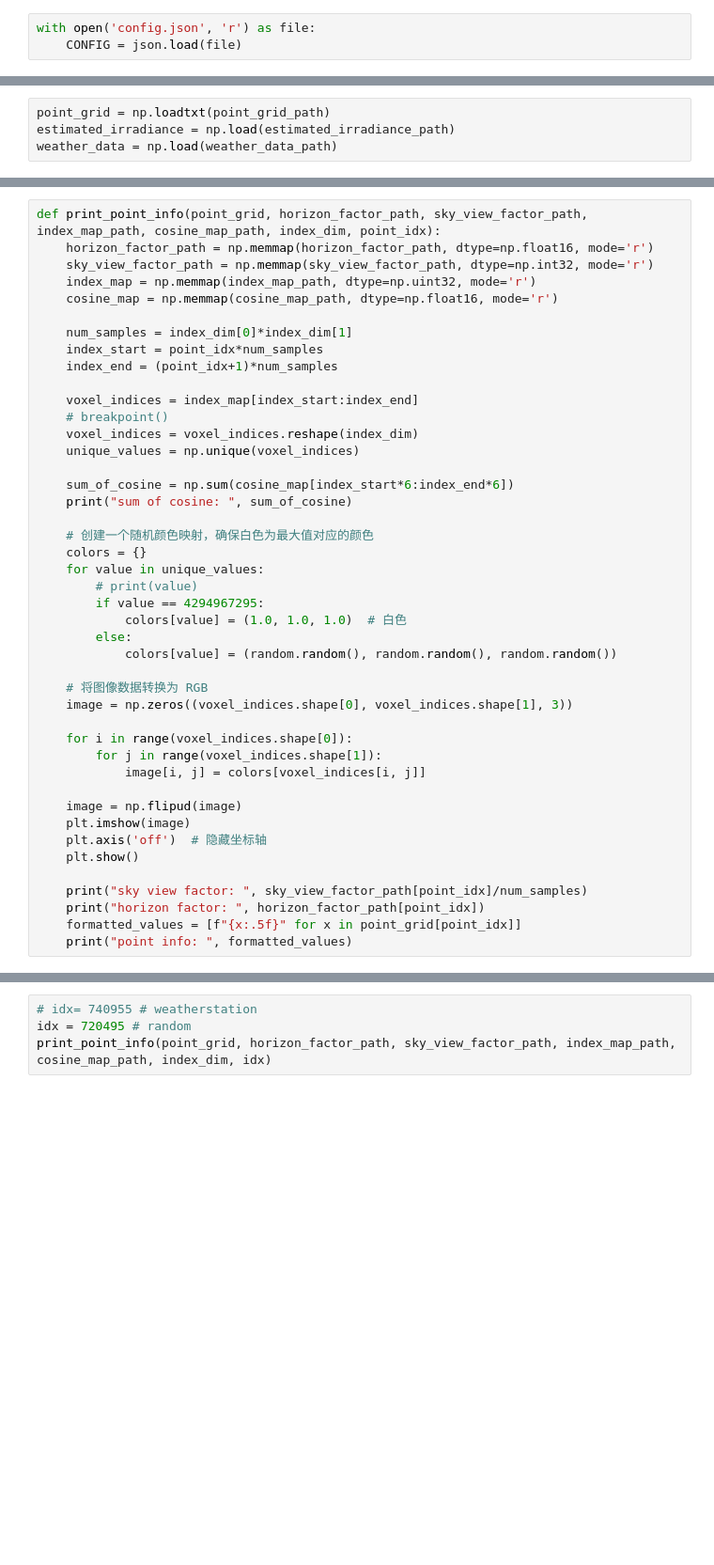
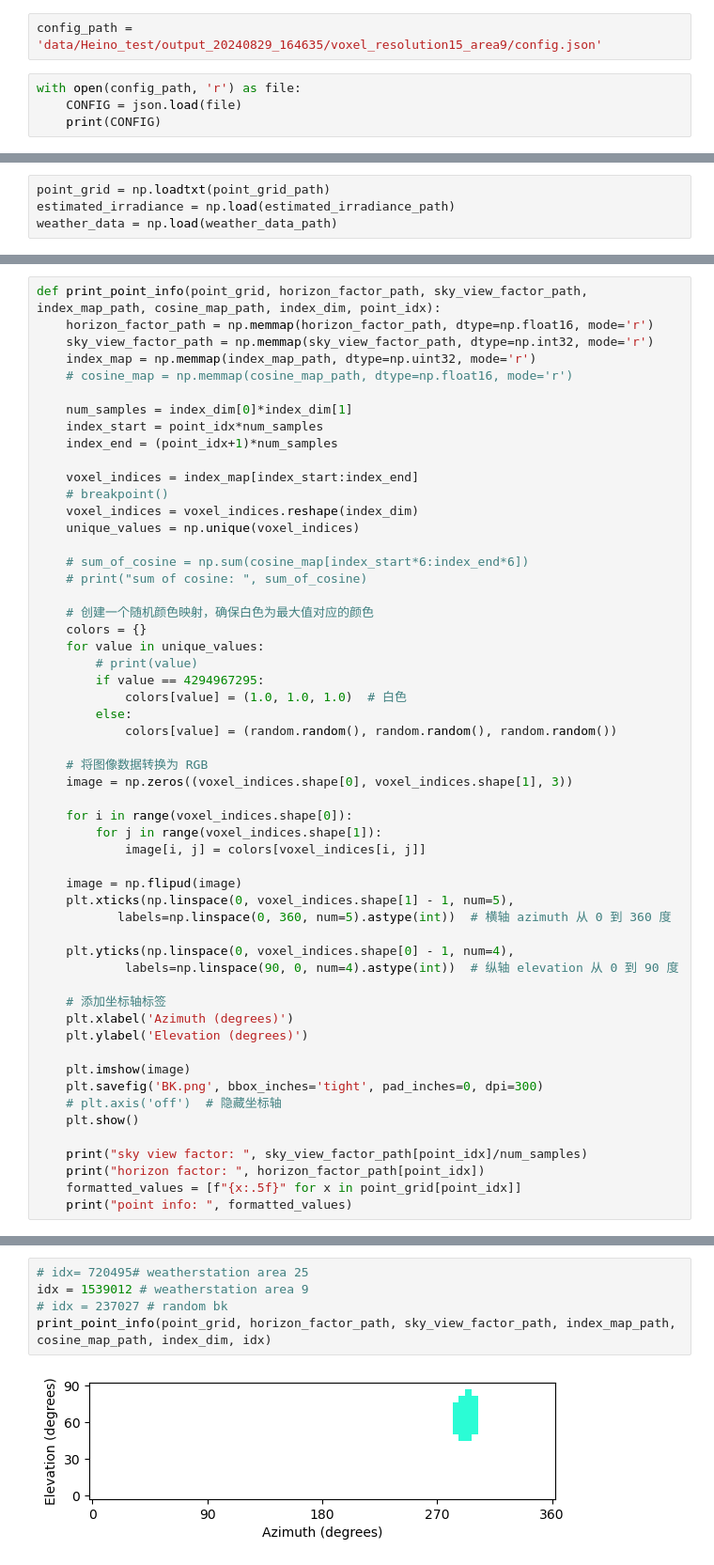
Before and after one commit to longxiangxu321/ProjectSolar, a Jupyter notebook: pythonscript/data_inspector.ipynb, the cells around one changed output, grey strips where cells are left out. Shown at 94% size. Cells and saved outputs as stored; diff of their text form; blank space fills up the shorter version.

Commit message:
update irradiance with area ratio, support tudelft data

```diff
--- a/pythonscript/data_inspector.ipynb
+++ b/pythonscript/data_inspector.ipynb
@@ -12,3 +10,6 @@ f:\ProjectSolar\ProjectSolar-20240704_v0
+# %%
+config_path = 'data/Heino_test/output_20240829_164635/voxel_resolution15_area9/config.json'
 # %%
-with open('config.json', 'r') as file:
+with open(config_path, 'r') as file:
     CONFIG = json.load(file)
+    print(CONFIG)
@@ -56,7 +47,7 @@ def print_point_info(point_grid, horizon_factor_path, sky_view_factor_path, inde
     horizon_factor_path = np.memmap(horizon_factor_path, dtype=np.float16, mode='r')
     sky_view_factor_path = np.memmap(sky_view_factor_path, dtype=np.int32, mode='r')
     index_map = np.memmap(index_map_path, dtype=np.uint32, mode='r')
-    cosine_map = np.memmap(cosine_map_path, dtype=np.float16, mode='r')
+    # cosine_map = np.memmap(cosine_map_path, dtype=np.float16, mode='r')
 
     num_samples = index_dim[0]*index_dim[1]
     index_start = point_idx*num_samples
@@ -67,8 +58,8 @@ def print_point_info(point_grid, horizon_factor_path, sky_view_factor_path, inde
     voxel_indices = voxel_indices.reshape(index_dim)
     unique_values = np.unique(voxel_indices)
 
-    sum_of_cosine = np.sum(cosine_map[index_start*6:index_end*6])
-    print("sum of cosine: ", sum_of_cosine)
+    # sum_of_cosine = np.sum(cosine_map[index_start*6:index_end*6])
+    # print("sum of cosine: ", sum_of_cosine)
 
     # 创建一个随机颜色映射，确保白色为最大值对应的颜色
     colors = {}
@@ -87,8 +78,19 @@ def print_point_info(point_grid, horizon_factor_path, sky_view_factor_path, inde
             image[i, j] = colors[voxel_indices[i, j]]
 
     image = np.flipud(image)
+    plt.xticks(np.linspace(0, voxel_indices.shape[1] - 1, num=5),
+           labels=np.linspace(0, 360, num=5).astype(int))  # 横轴 azimuth 从 0 到 360 度
+
+    plt.yticks(np.linspace(0, voxel_indices.shape[0] - 1, num=4),
+            labels=np.linspace(90, 0, num=4).astype(int))  # 纵轴 elevation 从 0 到 90 度
+
+    # 添加坐标轴标签
+    plt.xlabel('Azimuth (degrees)')
+    plt.ylabel('Elevation (degrees)')
+
     plt.imshow(image)
-    plt.axis('off')  # 隐藏坐标轴
+    plt.savefig('BK.png', bbox_inches='tight', pad_inches=0, dpi=300)
+    # plt.axis('off')  # 隐藏坐标轴
     plt.show()
 
     print("sky view factor: ", sky_view_factor_path[point_idx]/num_samples)
@@ -102,5 +100,7 @@ index_dim[0]*index_dim[1]
 # %%
-# idx= 740955 # weatherstation
-idx = 720495 # random
+# idx= 720495# weatherstation area 25
+idx = 1539012 # weatherstation area 9
+# idx = 237027 # random bk
 print_point_info(point_grid, horizon_factor_path, sky_view_factor_path, index_map_path, cosine_map_path, index_dim, idx)
 # %% [output]
+[figure, new version]
```
Also changed, not shown: parts of 12 cells of this notebook, 10 other files.
